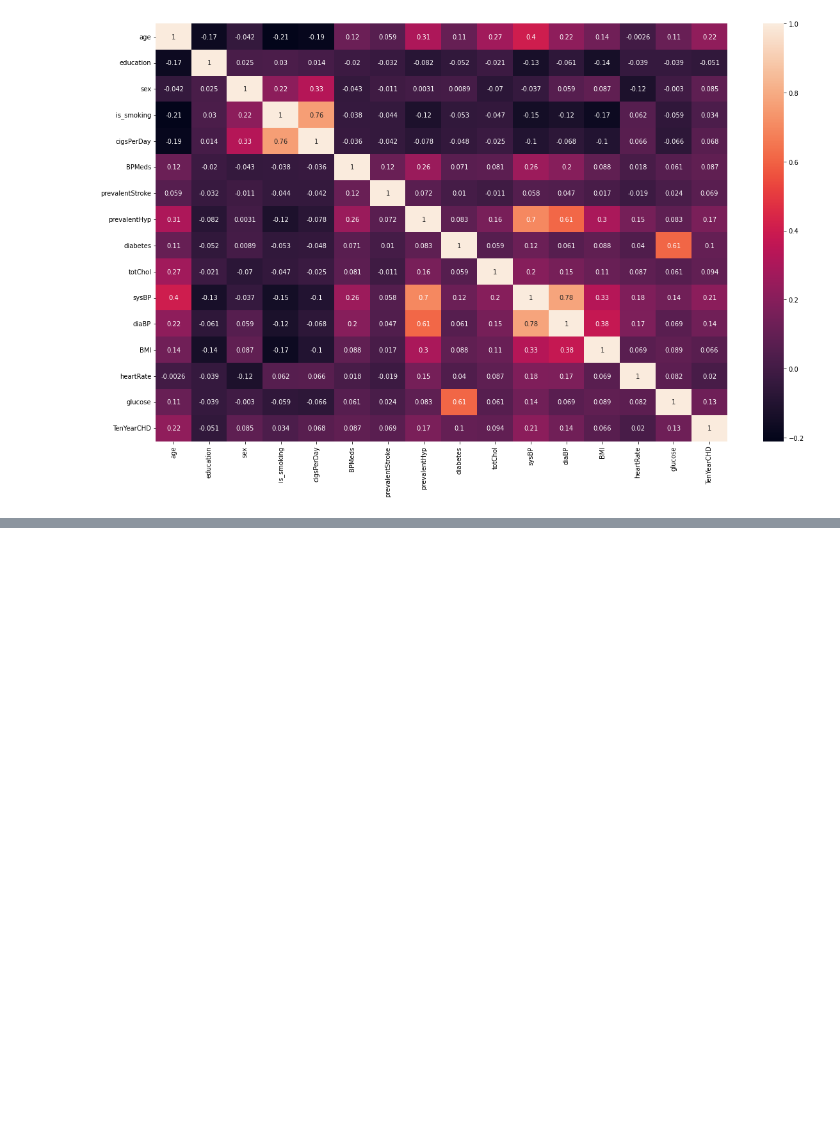
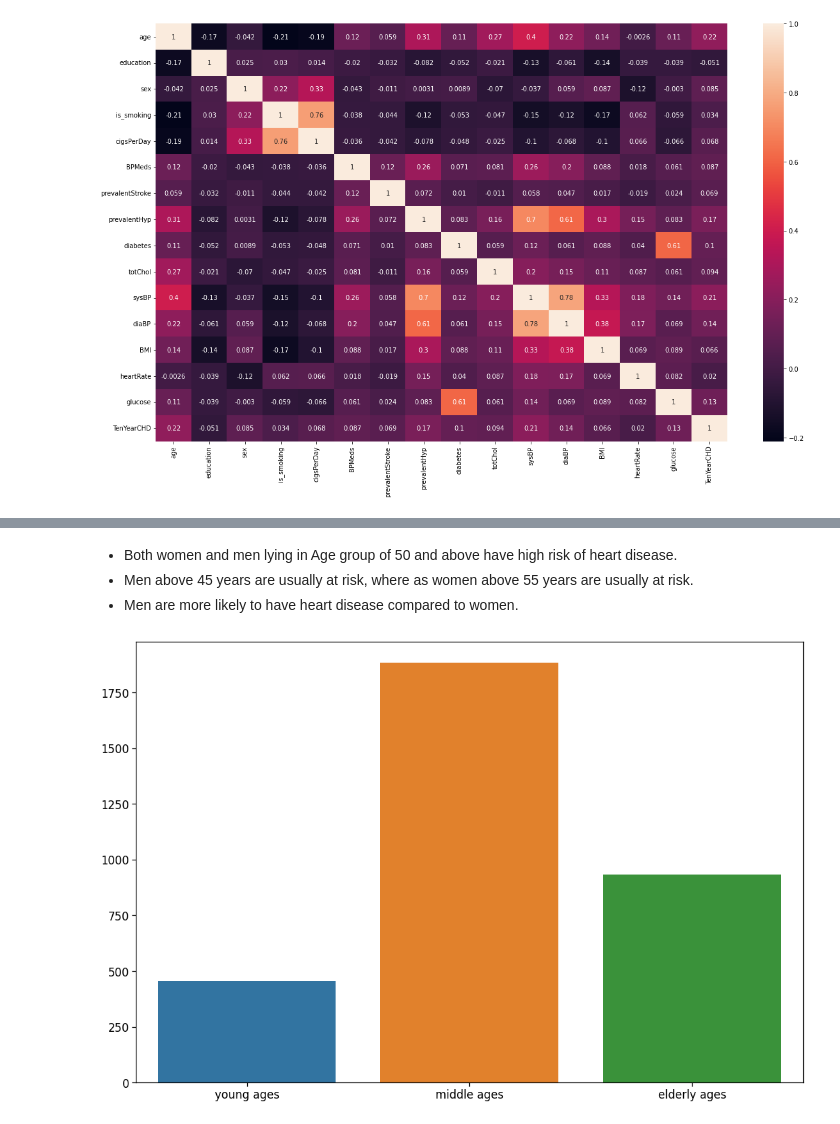
Before and after one commit to Ranjitkumarmuduli/Cardiovascular-Risk-Prediction-P_3, a Jupyter notebook: Supervised_ML_Classification_colab_notebook.ipynb, the cells around one changed output, grey strips where cells are left out. Saved outputs shown, nothing was run; the diff lists cells and outputs as text; code cells hidden in the pictures; blank space fills up the shorter version.

```diff
--- a/Supervised_ML_Classification_colab_notebook.ipynb
+++ b/Supervised_ML_Classification_colab_notebook.ipynb
@@ -443,0 +502,16 @@ avgBP = (sysBP + diaBP)/2
+# %% [markdown]
+* Both women and men lying in Age group of 50 and above have high risk of heart disease.
+* Men above 45 years are usually at risk, where as women above 55 years are usually at risk.
+* Men are more likely to have heart disease compared to women.
+# %%
+#dividing the age into three section
+Young = df[(df.age>=29)&(df.age<40)]
+Middle = df[(df.age>=40)&(df.age<55)]
+Elder = df[(df.age>55)]
+
+plt.figure(figsize=(15,10))
+sns.set_context('notebook',font_scale = 1.5)
+sns.barplot(x=['young ages','middle ages','elderly ages'],y=[len(Young),len(Middle),len(Elder)])
+plt.tight_layout()
+# %% [output]
+[figure, added]
```
Also changed, not shown: parts of 58 cells of this notebook.
